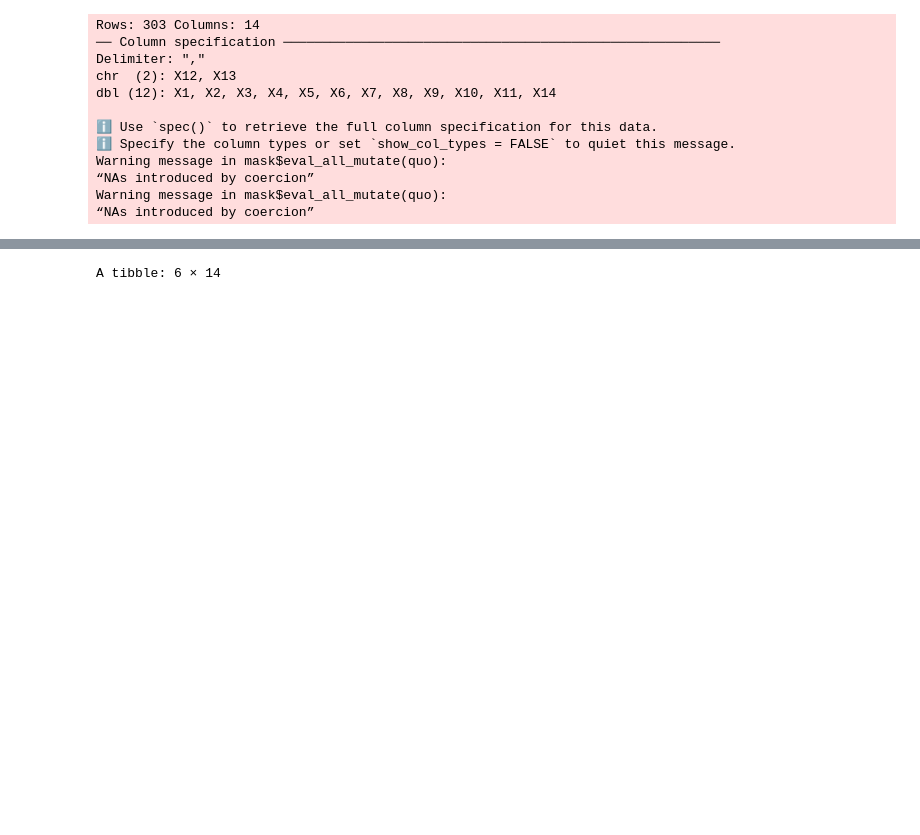
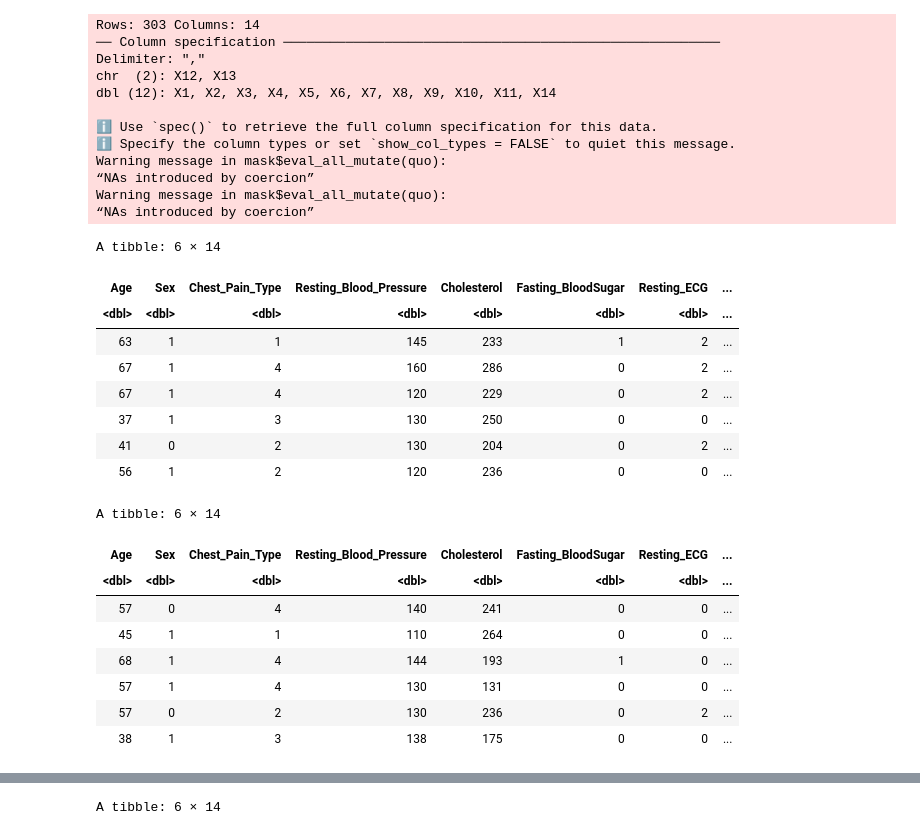
Before and after one commit to devr07/Project-DSCI100, a Jupyter notebook: projectpropsal.ipynb, the cells around one changed output, grey strips where cells are left out. Saved outputs shown, nothing was run; the diff lists cells and outputs as text; code cells hidden in the pictures; blank space fills up the shorter version.

Commit message:
changed our cleavland to use case_when

```diff
--- a/projectpropsal.ipynb
+++ b/projectpropsal.ipynb
@@ -69,4 +70,34 @@ Warning message in mask$eval_all_mutate(quo):
 “NAs introduced by coercion”
 Warning message in mask$eval_all_mutate(quo):
 “NAs introduced by coercion”
+# %%
+cleavland <- cleavland  |>
+    mutate(
+        Heart_Disease_Diagnosis = case_when(
+                Heart_Disease_Diagnosis != 0 ~ 1,
+                Heart_Disease_Diagnosis == 0 ~ 1
+            )
+        )
+
+head(cleavland)
+tail(cleavland)
+# %% [output]
+A tibble: 6 × 14
+| Age | Sex | Chest_Pain_Type | Resting_Blood_Pressure | Cholesterol | Fasting_BloodSugar | Resting_ECG | ... |
+| <dbl> | <dbl> | <dbl> | <dbl> | <dbl> | <dbl> | <dbl> | ... |
+| 63 | 1 | 1 | 145 | 233 | 1 | 2 | ... |
+| 67 | 1 | 4 | 160 | 286 | 0 | 2 | ... |
+| 67 | 1 | 4 | 120 | 229 | 0 | 2 | ... |
+| 37 | 1 | 3 | 130 | 250 | 0 | 0 | ... |
+| 41 | 0 | 2 | 130 | 204 | 0 | 2 | ... |
+| 56 | 1 | 2 | 120 | 236 | 0 | 0 | ... |
+A tibble: 6 × 14
+| Age | Sex | Chest_Pain_Type | Resting_Blood_Pressure | Cholesterol | Fasting_BloodSugar | Resting_ECG | ... |
+| <dbl> | <dbl> | <dbl> | <dbl> | <dbl> | <dbl> | <dbl> | ... |
+| 57 | 0 | 4 | 140 | 241 | 0 | 0 | ... |
+| 45 | 1 | 1 | 110 | 264 | 0 | 0 | ... |
+| 68 | 1 | 4 | 144 | 193 | 1 | 0 | ... |
+| 57 | 1 | 4 | 130 | 131 | 0 | 0 | ... |
+| 57 | 0 | 2 | 130 | 236 | 0 | 2 | ... |
+| 38 | 1 | 3 | 138 | 175 | 0 | 0 | ... |
 # %%
```
Also changed, not shown: parts of 2 cells of this notebook.
